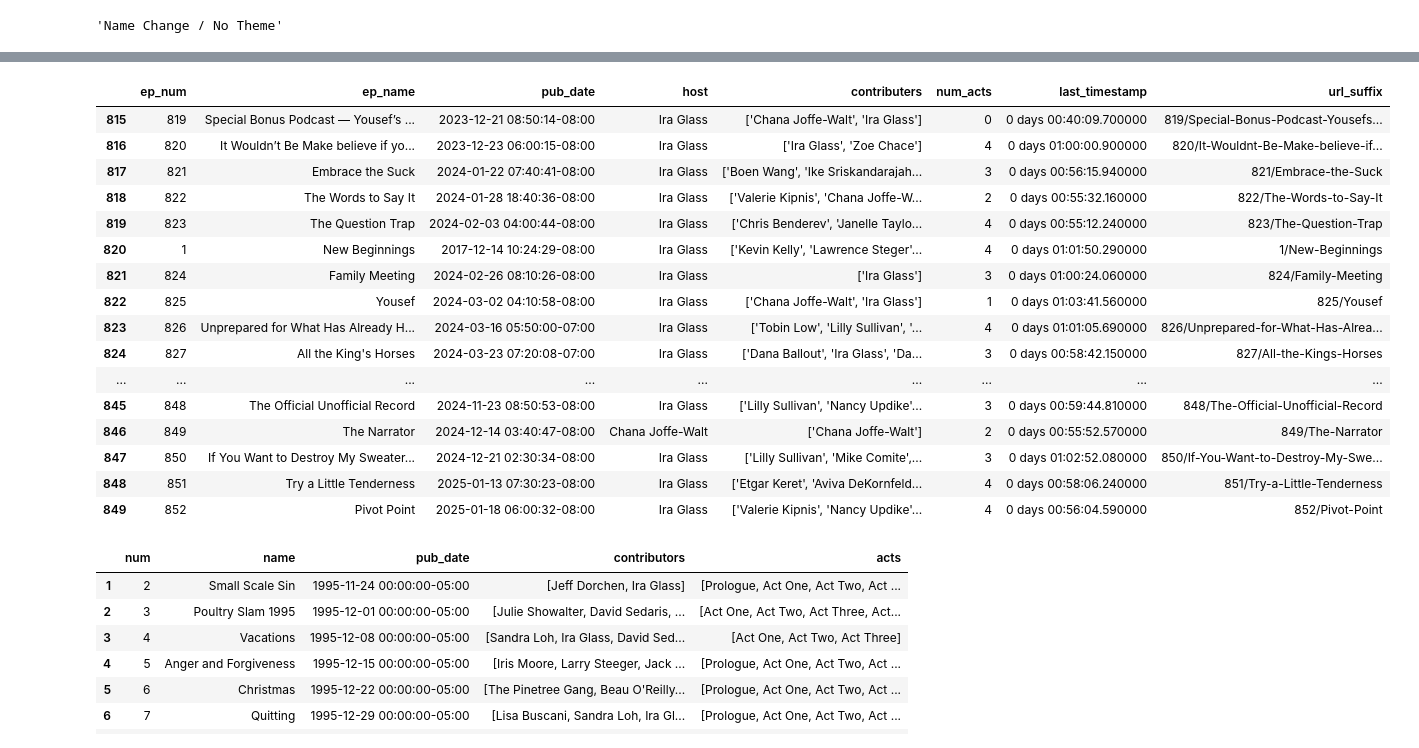
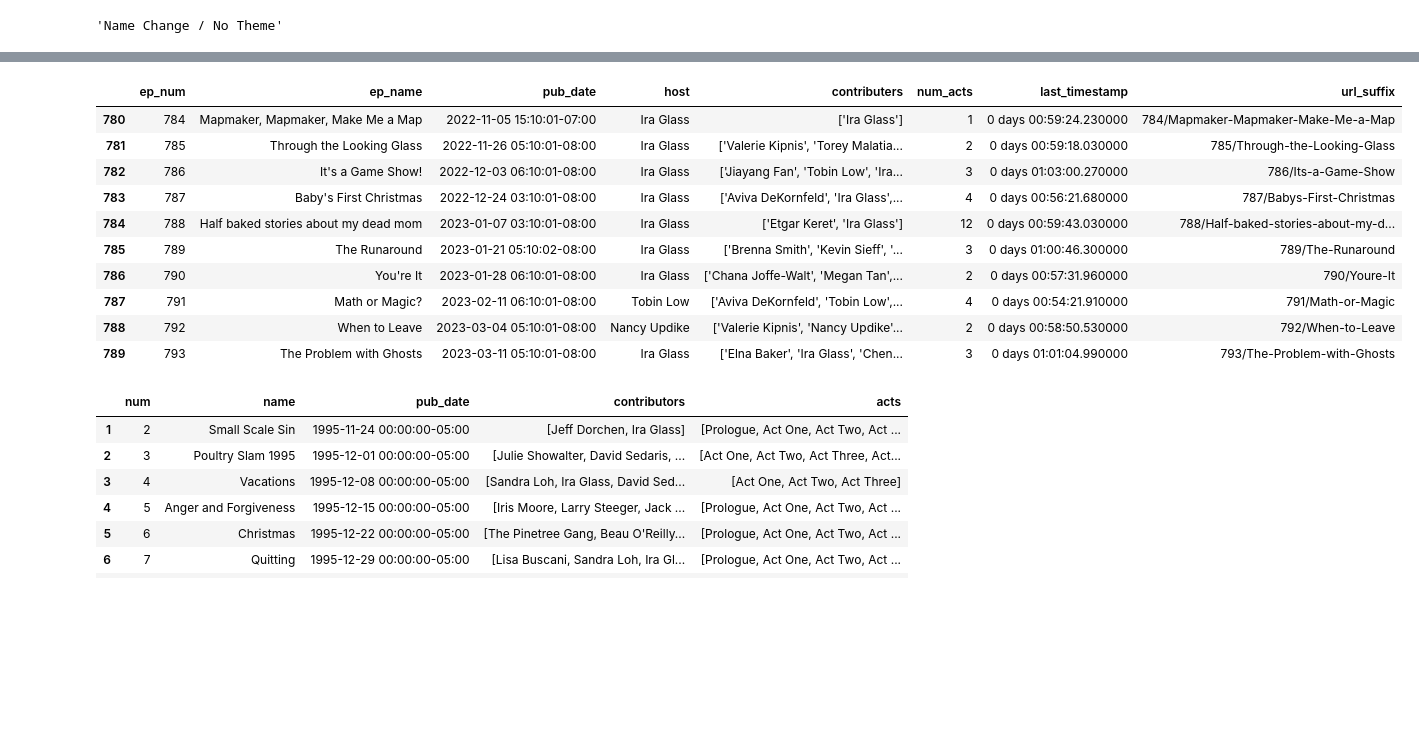
Before and after one commit to areeyat/this-american-data, a Jupyter notebook: tal-eda.ipynb, the cells around one changed output, grey strips where cells are left out. Saved outputs shown, nothing was run; the diff lists cells and outputs as text; code cells hidden in the pictures; blank space fills up the shorter version.

```diff
--- a/tal-eda.ipynb
+++ b/tal-eda.ipynb
@@ -297,25 +297,19 @@ for ep in np.arange(1,max_ep+1):
 851
 852
 # %%
-tal.iloc[815:]
+tal.iloc[780:790]
 # %% [output]
 |  | ep_num | ep_name | pub_date | host | contributers | num_acts | last_timestamp | url_suffix |
-| 815 | 819 | Special Bonus Podcast — Yousef’s ... | 2023-12-21 08:50:14-08:00 | Ira Glass | ['Chana Joffe-Walt', 'Ira Glass'] | 0 | 0 days 00:40:09.700000 | 819/Special-Bonus-Podcast-Yousefs... |
-| 816 | 820 | It Wouldn’t Be Make believe if yo... | 2023-12-23 06:00:15-08:00 | Ira Glass | ['Ira Glass', 'Zoe Chace'] | 4 | 0 days 01:00:00.900000 | 820/It-Wouldnt-Be-Make-believe-if... |
-| 817 | 821 | Embrace the Suck | 2024-01-22 07:40:41-08:00 | Ira Glass | ['Boen Wang', 'Ike Sriskandarajah... | 3 | 0 days 00:56:15.940000 | 821/Embrace-the-Suck |
-| 818 | 822 | The Words to Say It | 2024-01-28 18:40:36-08:00 | Ira Glass | ['Valerie Kipnis', 'Chana Joffe-W... | 2 | 0 days 00:55:32.160000 | 822/The-Words-to-Say-It |
-| 819 | 823 | The Question Trap | 2024-02-03 04:00:44-08:00 | Ira Glass | ['Chris Benderev', 'Janelle Taylo... | 4 | 0 days 00:55:12.240000 | 823/The-Question-Trap |
-| 820 | 1 | New Beginnings | 2017-12-14 10:24:29-08:00 | Ira Glass | ['Kevin Kelly', 'Lawrence Steger'... | 4 | 0 days 01:01:50.290000 | 1/New-Beginnings |
-| 821 | 824 | Family Meeting | 2024-02-26 08:10:26-08:00 | Ira Glass | ['Ira Glass'] | 3 | 0 days 01:00:24.060000 | 824/Family-Meeting |
-| 822 | 825 | Yousef | 2024-03-02 04:10:58-08:00 | Ira Glass | ['Chana Joffe-Walt', 'Ira Glass'] | 1 | 0 days 01:03:41.560000 | 825/Yousef |
-| 823 | 826 | Unprepared for What Has Already H... | 2024-03-16 05:50:00-07:00 | Ira Glass | ['Tobin Low', 'Lilly Sullivan', '... | 4 | 0 days 01:01:05.690000 | 826/Unprepared-for-What-Has-Alrea... |
-| 824 | 827 | All the King's Horses | 2024-03-23 07:20:08-07:00 | Ira Glass | ['Dana Ballout', 'Ira Glass', 'Da... | 3 | 0 days 00:58:42.150000 | 827/All-the-Kings-Horses |
-| ... | ... | ... | ... | ... | ... | ... | ... | ... |
-| 845 | 848 | The Official Unofficial Record | 2024-11-23 08:50:53-08:00 | Ira Glass | ['Lilly Sullivan', 'Nancy Updike'... | 3 | 0 days 00:59:44.810000 | 848/The-Official-Unofficial-Record |
-| 846 | 849 | The Narrator | 2024-12-14 03:40:47-08:00 | Chana Joffe-Walt | ['Chana Joffe-Walt'] | 2 | 0 days 00:55:52.570000 | 849/The-Narrator |
-| 847 | 850 | If You Want to Destroy My Sweater... | 2024-12-21 02:30:34-08:00 | Ira Glass | ['Lilly Sullivan', 'Mike Comite',... | 3 | 0 days 01:02:52.080000 | 850/If-You-Want-to-Destroy-My-Swe... |
-| 848 | 851 | Try a Little Tenderness | 2025-01-13 07:30:23-08:00 | Ira Glass | ['Etgar Keret', 'Aviva DeKornfeld... | 4 | 0 days 00:58:06.240000 | 851/Try-a-Little-Tenderness |
-| 849 | 852 | Pivot Point | 2025-01-18 06:00:32-08:00 | Ira Glass | ['Valerie Kipnis', 'Nancy Updike'... | 4 | 0 days 00:56:04.590000 | 852/Pivot-Point |
+| 780 | 784 | Mapmaker, Mapmaker, Make Me a Map | 2022-11-05 15:10:01-07:00 | Ira Glass | ['Ira Glass'] | 1 | 0 days 00:59:24.230000 | 784/Mapmaker-Mapmaker-Make-Me-a-Map |
+| 781 | 785 | Through the Looking Glass | 2022-11-26 05:10:01-08:00 | Ira Glass | ['Valerie Kipnis', 'Torey Malatia... | 2 | 0 days 00:59:18.030000 | 785/Through-the-Looking-Glass |
+| 782 | 786 | It's a Game Show! | 2022-12-03 06:10:01-08:00 | Ira Glass | ['Jiayang Fan', 'Tobin Low', 'Ira... | 3 | 0 days 01:03:00.270000 | 786/Its-a-Game-Show |
+| 783 | 787 | Baby's First Christmas | 2022-12-24 03:10:01-08:00 | Ira Glass | ['Aviva DeKornfeld', 'Ira Glass',... | 4 | 0 days 00:56:21.680000 | 787/Babys-First-Christmas |
+| 784 | 788 | Half baked stories about my dead mom | 2023-01-07 03:10:01-08:00 | Ira Glass | ['Etgar Keret', 'Ira Glass'] | 12 | 0 days 00:59:43.030000 | 788/Half-baked-stories-about-my-d... |
+| 785 | 789 | The Runaround | 2023-01-21 05:10:02-08:00 | Ira Glass | ['Brenna Smith', 'Kevin Sieff', '... | 3 | 0 days 01:00:46.300000 | 789/The-Runaround |
+| 786 | 790 | You're It | 2023-01-28 06:10:01-08:00 | Ira Glass | ['Chana Joffe-Walt', 'Megan Tan',... | 2 | 0 days 00:57:31.960000 | 790/Youre-It |
+| 787 | 791 | Math or Magic? | 2023-02-11 06:10:01-08:00 | Tobin Low | ['Aviva DeKornfeld', 'Tobin Low',... | 4 | 0 days 00:54:21.910000 | 791/Math-or-Magic |
+| 788 | 792 | When to Leave | 2023-03-04 05:10:01-08:00 | Nancy Updike | ['Valerie Kipnis', 'Nancy Updike'... | 2 | 0 days 00:58:50.530000 | 792/When-to-Leave |
+| 789 | 793 | The Problem with Ghosts | 2023-03-11 05:10:01-08:00 | Ira Glass | ['Elna Baker', 'Ira Glass', 'Chen... | 3 | 0 days 01:01:04.990000 | 793/The-Problem-with-Ghosts |
 # %%
 # resaving tal dataframe to csv
 #tal.to_csv('episode_info', index=False)
```
Also changed, not shown: parts of 1 cell of this notebook, 1 other file.
